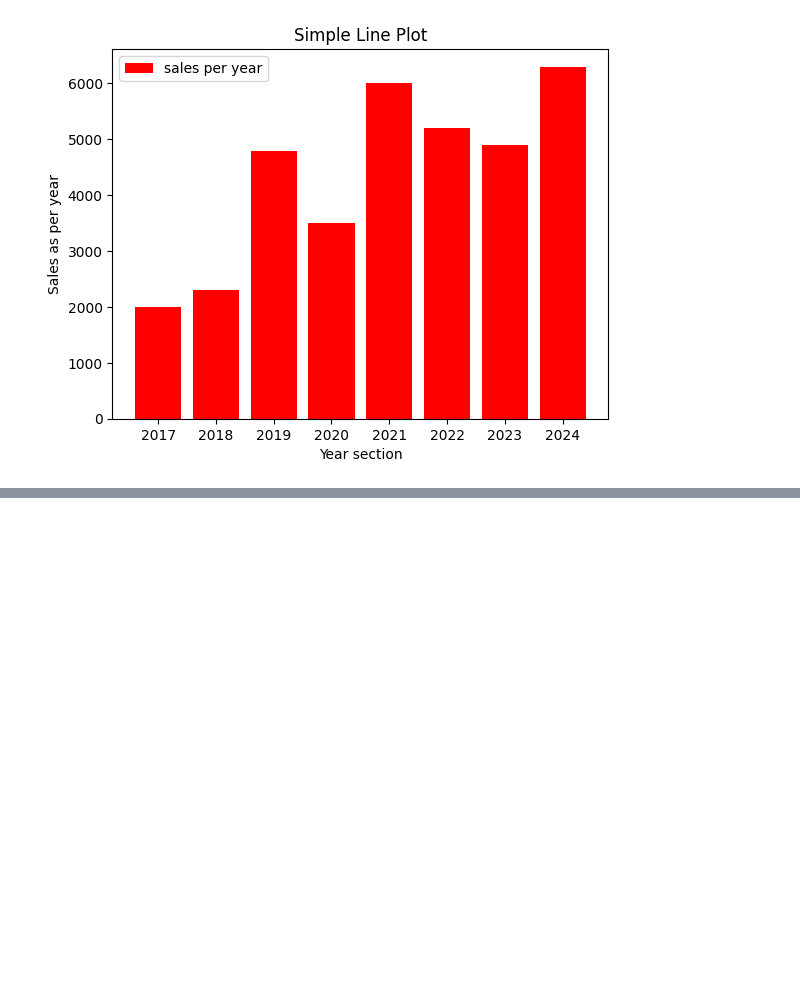
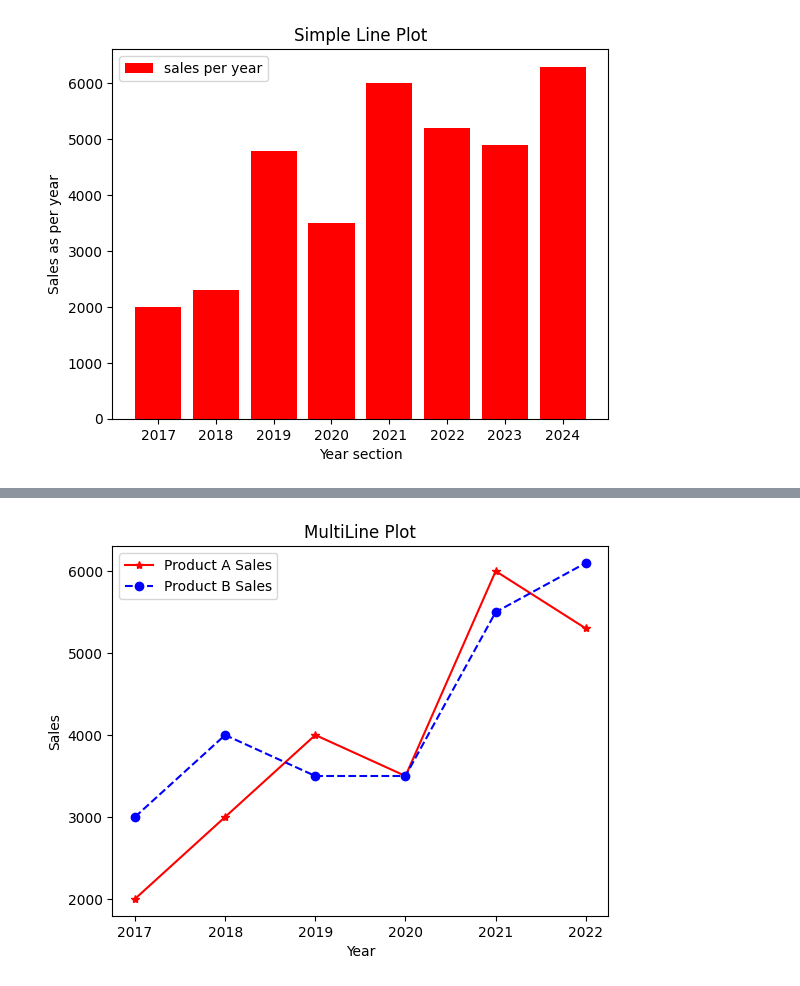
Before and after one commit to Ramesh-Bojanapu-1011/ai_python_practice, a Jupyter notebook: matlab_practice/practice2.ipynb, the cells around one changed output, grey strips where cells are left out. Drawn from its saved outputs; the diff is of its cells as text; code cells hidden in the pictures; blank space fills up the shorter version.

```diff
--- a/matlab_practice/practice2.ipynb
+++ b/matlab_practice/practice2.ipynb
@@ -67,0 +98,9 @@ plt.show()
+# %%
+product = pd.DataFrame(
+    {
+        "Year": [2017, 2018, 2019, 2020, 2021, 2022],
+        "ProdASales": [2000, 3000, 4000, 3500, 6000, 5300],
+        "ProdBSales": [3000, 4000, 3500, 3500, 5500, 6100],
+    }
+)
+product
@@ -67,0 +115,18 @@ plt.show()
+# %%
+ax1 = product.plot(
+    "Year", "ProdASales", kind="line", label="Product A Sales", style="r-*"
+)
+product.plot(
+    "Year",
+    "ProdBSales",
+    ax=ax1,
+    kind="line",
+    label="Product B Sales",
+    title="MultiLine Plot",
+    style="b--o",
+)  # ax : axes object
+plt.xlabel("Year")
+plt.ylabel("Sales")
+plt.show()
+# %% [output]
+[figure, added]
```
Also changed, not shown: parts of 8 cells of this notebook.
